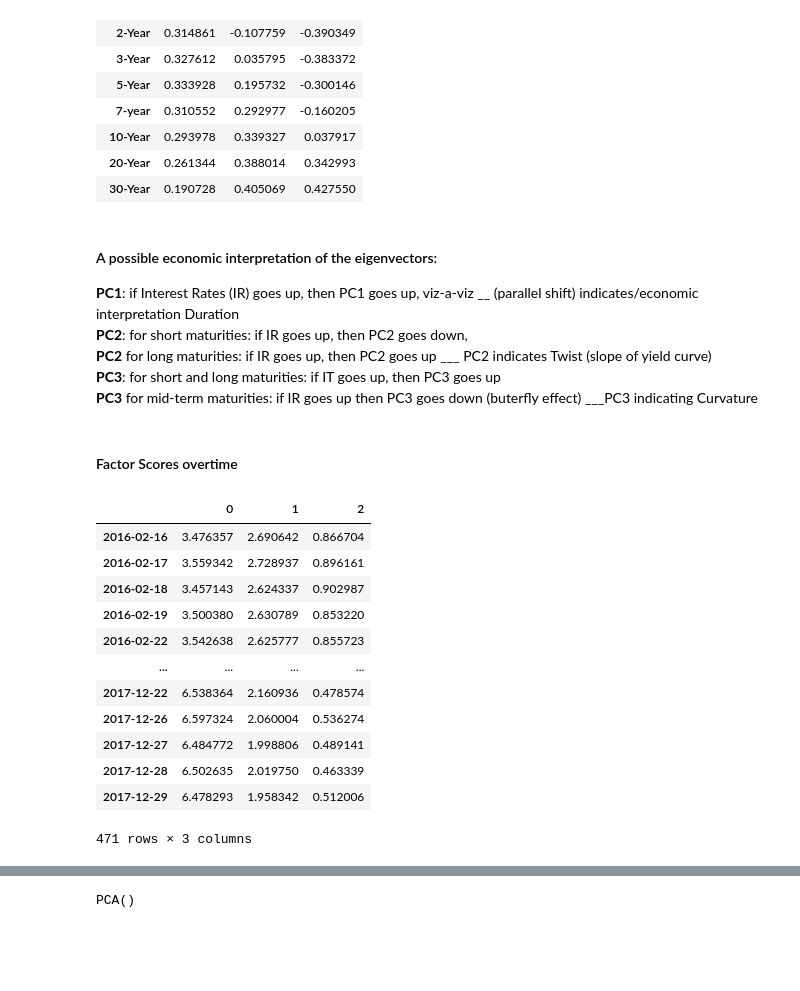
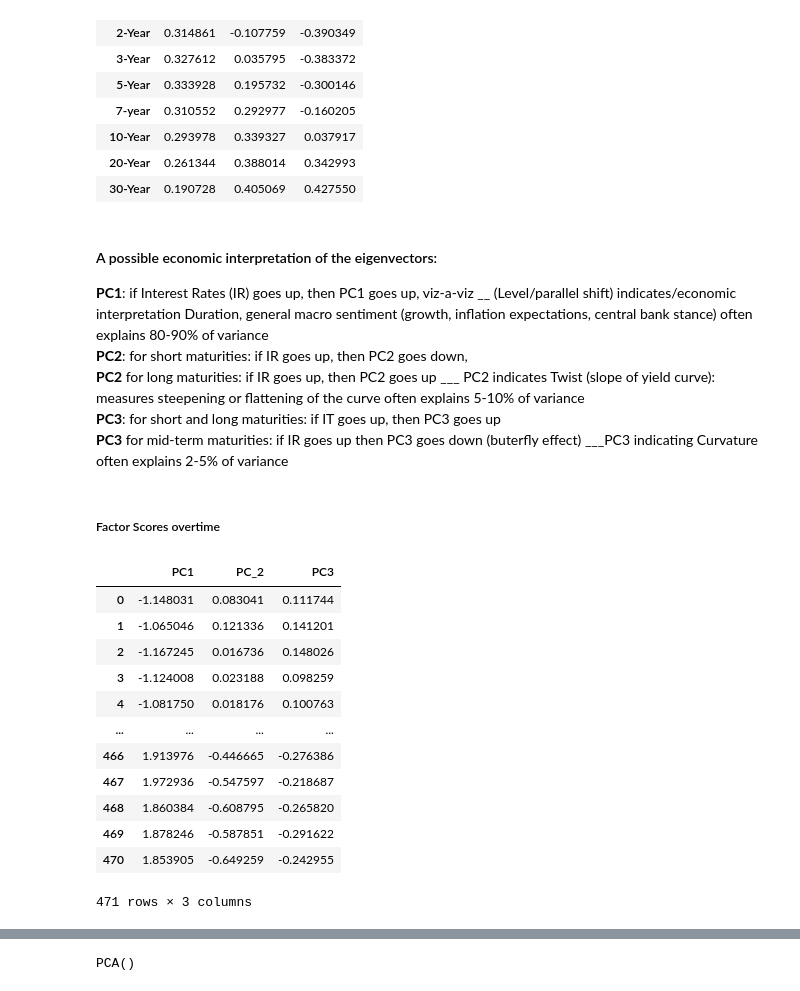
Before and after one commit to calebfowowe/ML_wrks, a Jupyter notebook: PCA/PCA_examples.ipynb, the cells around one changed output, grey strips where cells are left out. Cells and saved outputs as stored; diff of their text form; code cells hidden in the pictures; blank space fills up the shorter version.

```diff
--- a/PCA/PCA_examples.ipynb
+++ b/PCA/PCA_examples.ipynb
@@ -94,6 +98,7 @@ yields_np.shape
 (471, 11)
 # %%
 ##### Calculate covariance matrix
+X_centred = yields_np - np.mean(yields_np, axis=0)
 cov_matrix_yields = np.cov(yields_np, rowvar=False) ##row as variable is set to false because it is each column that is a variable
 # %%
 #### Extract eigenvalues and eigenvectors from data
@@ -104,8 +109,12 @@ Eigenvalues for the cov_matrix of yields with shape (11, 11) is : [1.08050149e+0
  1.11737040e-03 4.09777910e-04 2.98984867e-04 2.21113513e-04
  9.58646225e-05 4.14014614e-05 6.16161003e-05]
 # %%
-### Multiply the first eigenvector by negative 1
-eigenvectors_yields_as_is = eigenvectors_yields.copy()
-eigenvectors_yields[:, 0] *= -1
+### Sort eigenvalues in descending order
+idx = np.argsort(eigenvalues_yields)[::-1]
+eigenvalues_yields = eigenvalues_yields[idx]
+eigenvectors_yields = eigenvectors_yields[:, idx]
+
+# eigenvectors_yields_as_is = eigenvectors_yields.copy()
+# eigenvectors_yields[:, 0] *= -1
 eigenvectors_yields
 # %% [output]
@@ -179,7 +188,9 @@ print(f"PC_1 explains {percentages[0]:.2f}% of variance, whereas PC_1 and PC_2 e
 PC_1 explains 86.53% of variance, whereas PC_1 and PC_2 explains 98.78% of variance, while PC_1, PC_2 and PC_3 explains 99.58% of variance
 # %%
 #### Selecting three PCs, i.t PC1 to PC3
-selected_eigenvectors = eigenvectors_yields[:, :3]
+k = 3 #number of PCs selected
+selected_eigenvectors = eigenvectors_yields[:, :k]
+selected_eigenvectors[:, 0] *= -1
 print(f"PC1 to PC3 eigenvector loadings are: ")
 selected_eigenvectors
 # %% [output]
@@ -239,31 +250,30 @@ fig_pcs.show()
 # %% [markdown]
 #### A possible economic interpretation of the eigenvectors:
 
-**PC1**: if Interest Rates (IR) goes up, then PC1 goes up, viz-a-viz __ (parallel shift) indicates/economic interpretation Duration <br>
+**PC1**: if Interest Rates (IR) goes up, then PC1 goes up, viz-a-viz __ (Level/parallel shift) indicates/economic interpretation Duration, general macro sentiment (growth, inflation expectations, central bank stance) often explains 80-90% of variance<br>
 **PC2**: for short maturities: if IR goes up, then PC2 goes down,
-<br> **PC2**    for long maturities: if IR goes up, then PC2 goes up ___ PC2 indicates Twist (slope of yield curve) <br>
+<br> **PC2**    for long maturities: if IR goes up, then PC2 goes up ___ PC2 indicates Twist (slope of yield curve): measures steepening or flattening of the curve often explains 5-10% of variance <br>
 **PC3**: for short and long maturities: if IT goes up, then PC3 goes up
-<br> **PC3**      for mid-term maturities: if IR goes up then PC3 goes down (buterfly effect) ___PC3 indicating Curvature
+<br> **PC3**      for mid-term maturities: if IR goes up then PC3 goes down (buterfly effect) ___PC3 indicating Curvature often explains 2-5% of variance
 # %% [markdown]
-#### Factor Scores overtime
+##### Factor Scores overtime
 # %%
 #### Factor scores
-tyield_df_scaled_2 = StandardScaler().fit_transform(tyield_df.values.copy())
-factor_scores = tyield_df @ eigenvectors_yields[:, :3]
+factor_scores = X_centred @ selected_eigenvectors_df
 factor_scores
 # %% [output]
-|  | 0 | 1 | 2 |
-| 2016-02-16 | 3.476357 | 2.690642 | 0.866704 |
-| 2016-02-17 | 3.559342 | 2.728937 | 0.896161 |
-| 2016-02-18 | 3.457143 | 2.624337 | 0.902987 |
-| 2016-02-19 | 3.500380 | 2.630789 | 0.853220 |
-| 2016-02-22 | 3.542638 | 2.625777 | 0.855723 |
+|  | PC1 | PC_2 | PC3 |
+| 0 | -1.148031 | 0.083041 | 0.111744 |
+| 1 | -1.065046 | 0.121336 | 0.141201 |
+| 2 | -1.167245 | 0.016736 | 0.148026 |
+| 3 | -1.124008 | 0.023188 | 0.098259 |
+| 4 | -1.081750 | 0.018176 | 0.100763 |
 | ... | ... | ... | ... |
-| 2017-12-22 | 6.538364 | 2.160936 | 0.478574 |
-| 2017-12-26 | 6.597324 | 2.060004 | 0.536274 |
-| 2017-12-27 | 6.484772 | 1.998806 | 0.489141 |
-| 2017-12-28 | 6.502635 | 2.019750 | 0.463339 |
-| 2017-12-29 | 6.478293 | 1.958342 | 0.512006 |
+| 466 | 1.913976 | -0.446665 | -0.276386 |
+| 467 | 1.972936 | -0.547597 | -0.218687 |
+| 468 | 1.860384 | -0.608795 | -0.265820 |
+| 469 | 1.878246 | -0.587851 | -0.291622 |
+| 470 | 1.853905 | -0.649259 | -0.242955 |
 471 rows × 3 columns
 # %%
 factor_scores_df = pd.DataFrame(factor_scores)
```
Also changed, not shown: parts of 14 cells of this notebook, 1 other file.
